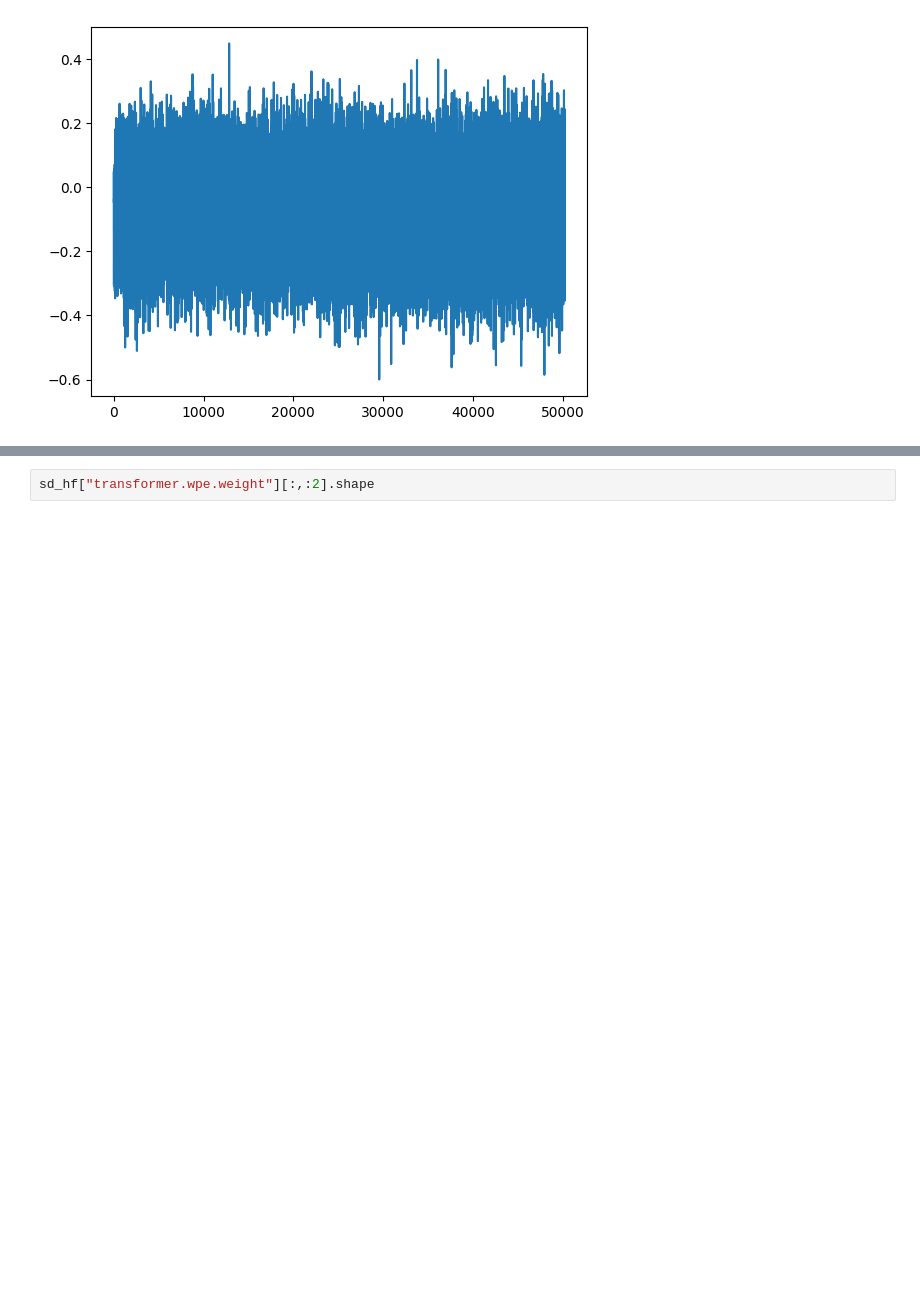
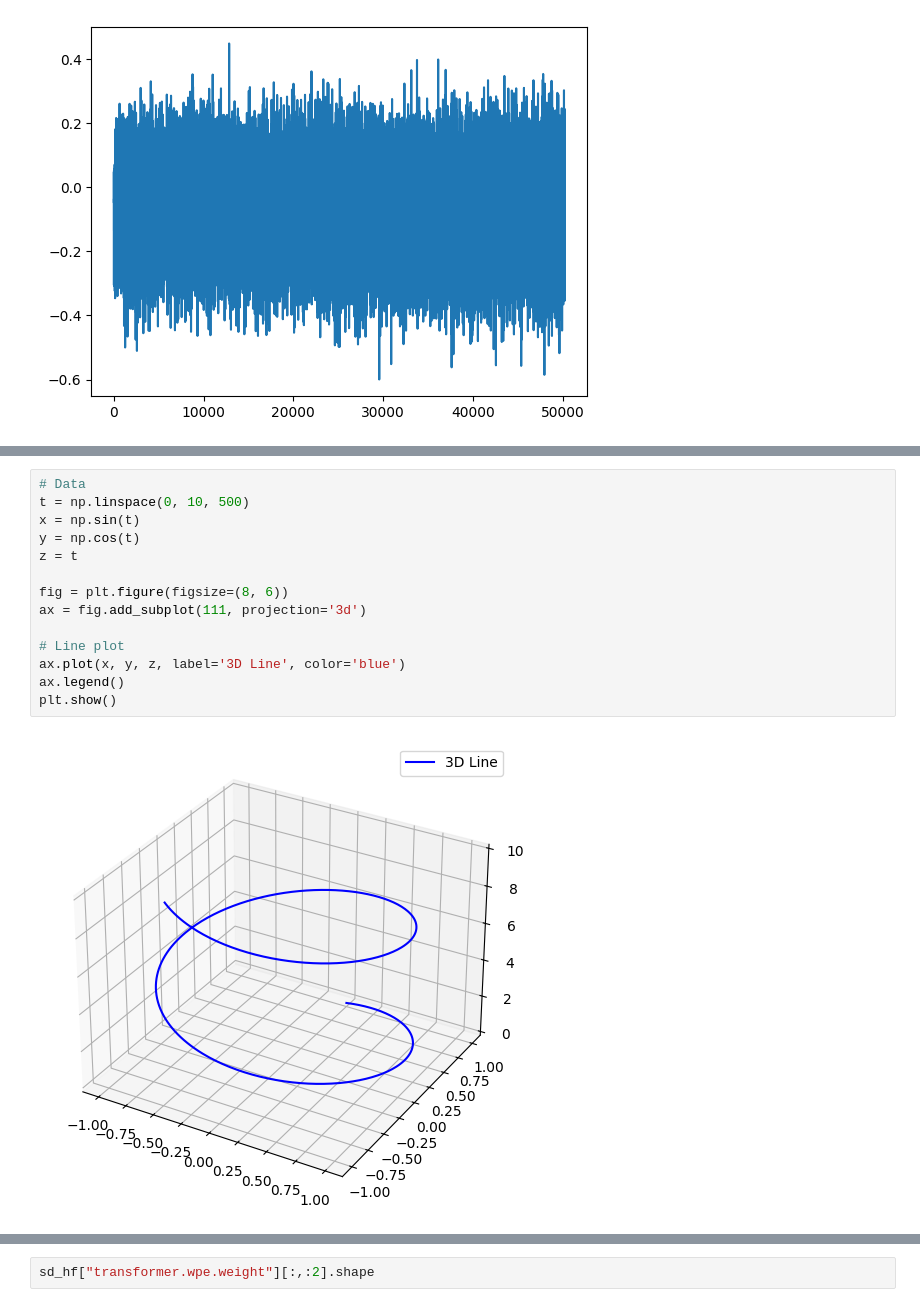
Before and after one commit to uvamsi76/practice_nanogpt, a Jupyter notebook: play2.ipynb, the cells around one changed output, grey strips where cells are left out. Cells and saved outputs as stored; diff of their text form; blank space fills up the shorter version.

```diff
--- a/play2.ipynb
+++ b/play2.ipynb
@@ -80,0 +104,16 @@ plt.plot(sd_hf["transformer.wpe.weight"][:,6])
+# %%
+# Data
+t = np.linspace(0, 10, 500)
+x = np.sin(t)
+y = np.cos(t)
+z = t
+
+fig = plt.figure(figsize=(8, 6))
+ax = fig.add_subplot(111, projection='3d')
+
+# Line plot
+ax.plot(x, y, z, label='3D Line', color='blue')
+ax.legend()
+plt.show()
+# %% [output]
+[figure, added]
```
Also changed, not shown: parts of 15 cells of this notebook, 1 other file.
